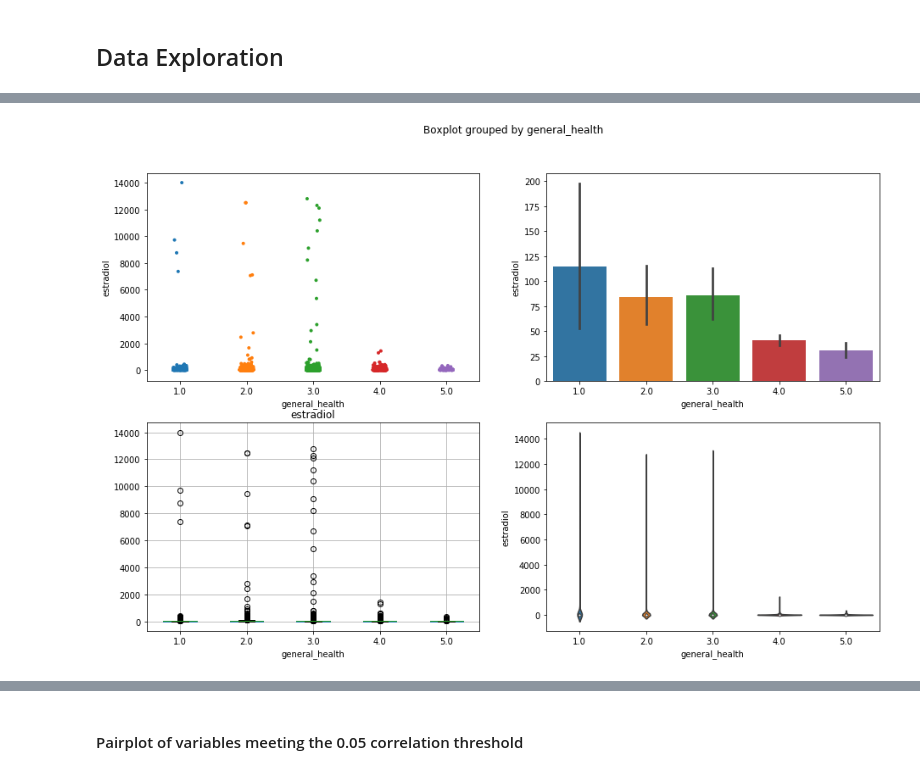
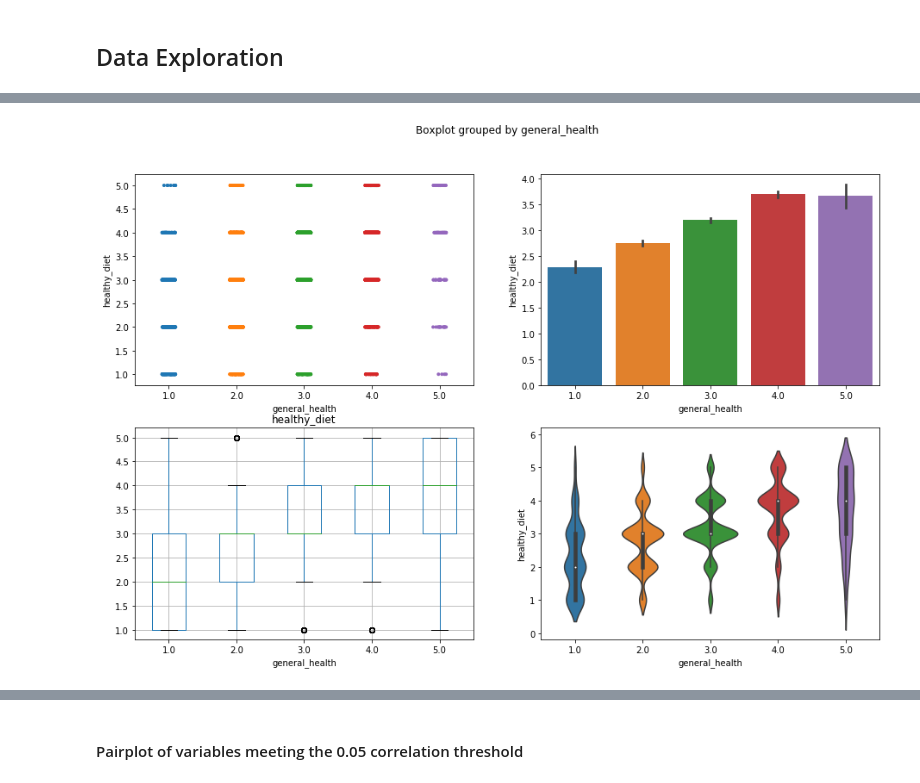
Before and after one commit to oconnoag/NHANES_General_Health_Prediction, a Jupyter notebook: flor_eda.ipynb, the cells around one changed output, grey strips where cells are left out. Cells and saved outputs as stored; diff of their text form; code cells hidden in the pictures.

```diff
--- a/flor_eda.ipynb
+++ b/flor_eda.ipynb
@@ -33,3 +15,16 @@ processed_data_b = processed_data_a.rename(columns={'HSD010': 'general_health',
+# %%
+processed_data_b = processed_data_a.rename(columns={'HSD010': 'general_health',
+                                                    'RIDAGEYR': 'age',
+                                                    'DMDHHSIZ': 'people_in_household',
+                                                    'INDHHIN2': 'annual_income',
+                                                    'DBQ700': 'healthy_diet',
+                                                    'DBD900': 'number_meals_fastfood_past7',
+                                                    'DBD910': 'number_frozen_past30',
+                                                    'BMXBMI': 'bmi',
+                                                    'PAQ635': 'walk_or_bike',
+                                                    'PAQ650': 'vigorous_rec',
+                                                    'PAD680': 'sedentary',
+                                                    })
 # %% [markdown]
 ## Cleaning Data
 # %%
@@ -60,3 +52,10 @@ processed_data = processed_data.dropna()
+# %%
+# Drop any subject with empty values
+processed_data = processed_data.dropna()
+
+processed_data = processed_data[processed_data['annual_income'] < 77]
+processed_data = processed_data[processed_data['healthy_diet'] != 9]
+processed_data = processed_data[processed_data['vigorous_rec'] != 9]
 # %%
 processed_data.info()
 # %% [output]
@@ -139,0 +129,4 @@ Name: general_health, dtype: float64
+# %%
+corr_df = pd.DataFrame(processed_data.corr()['general_health'][2:]).abs().sort_values(by='general_health',
+                                                                           ascending=False)
+display(corr_df)
@@ -139,0 +148,5 @@ Name: general_health, dtype: float64
+# %%
+correlating_features = list(corr_df[corr_df['general_health'] > 0.05].index)
+print("Features to keep are:", correlating_features)
+selected_features = processed_data[['general_health'] + correlating_features]
+selected_features.head()
@@ -142,4 +214,4 @@ Name: general_health, dtype: float64
 # %%
-visualize(processed_data, 'general_health', 'estradiol')
+visualize(selected_features, 'general_health', 'healthy_diet')
 # %% [output]
-[figure, old version]
+[figure, new version]
```
Also changed, not shown: parts of 36 cells of this notebook, 1 other file.
